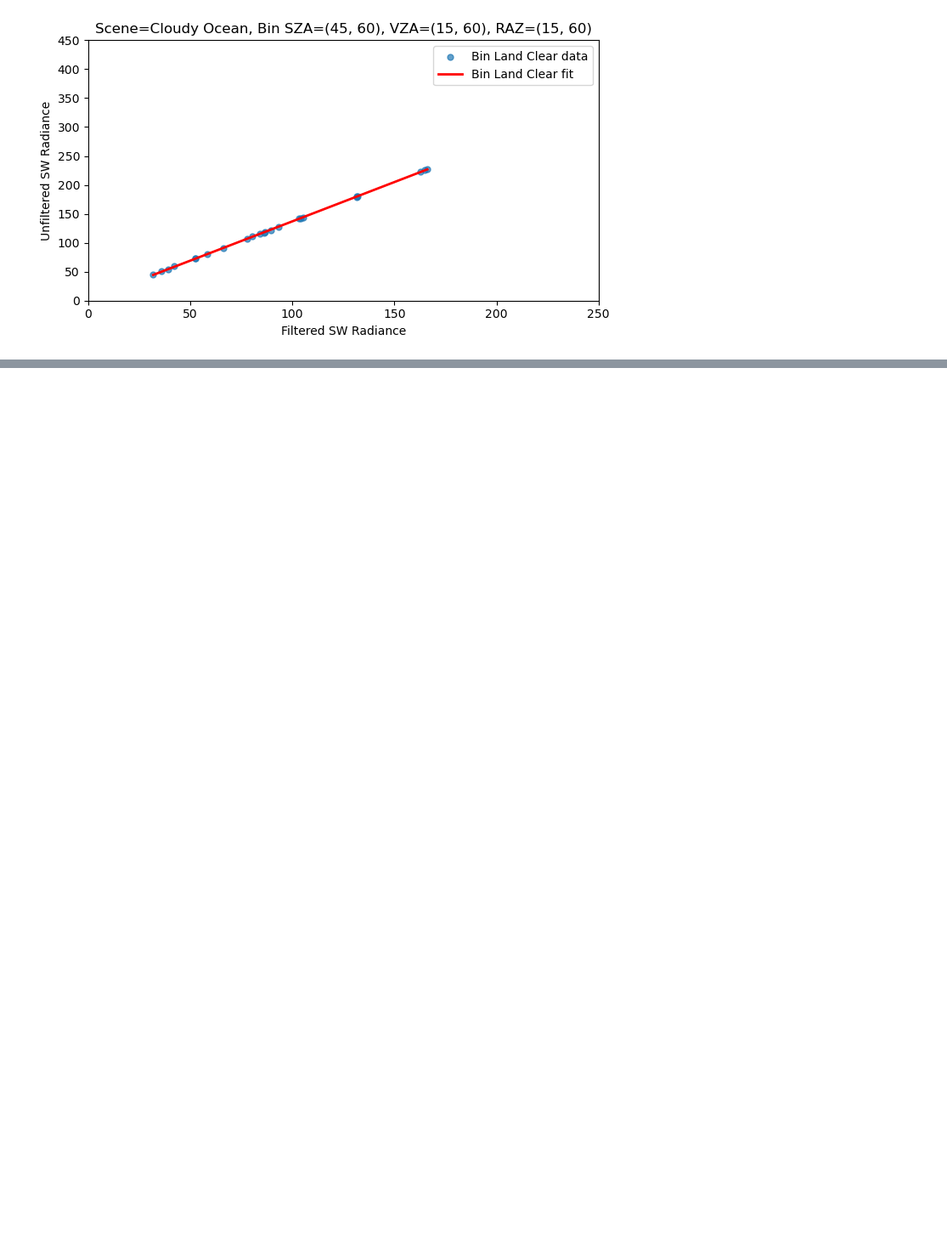
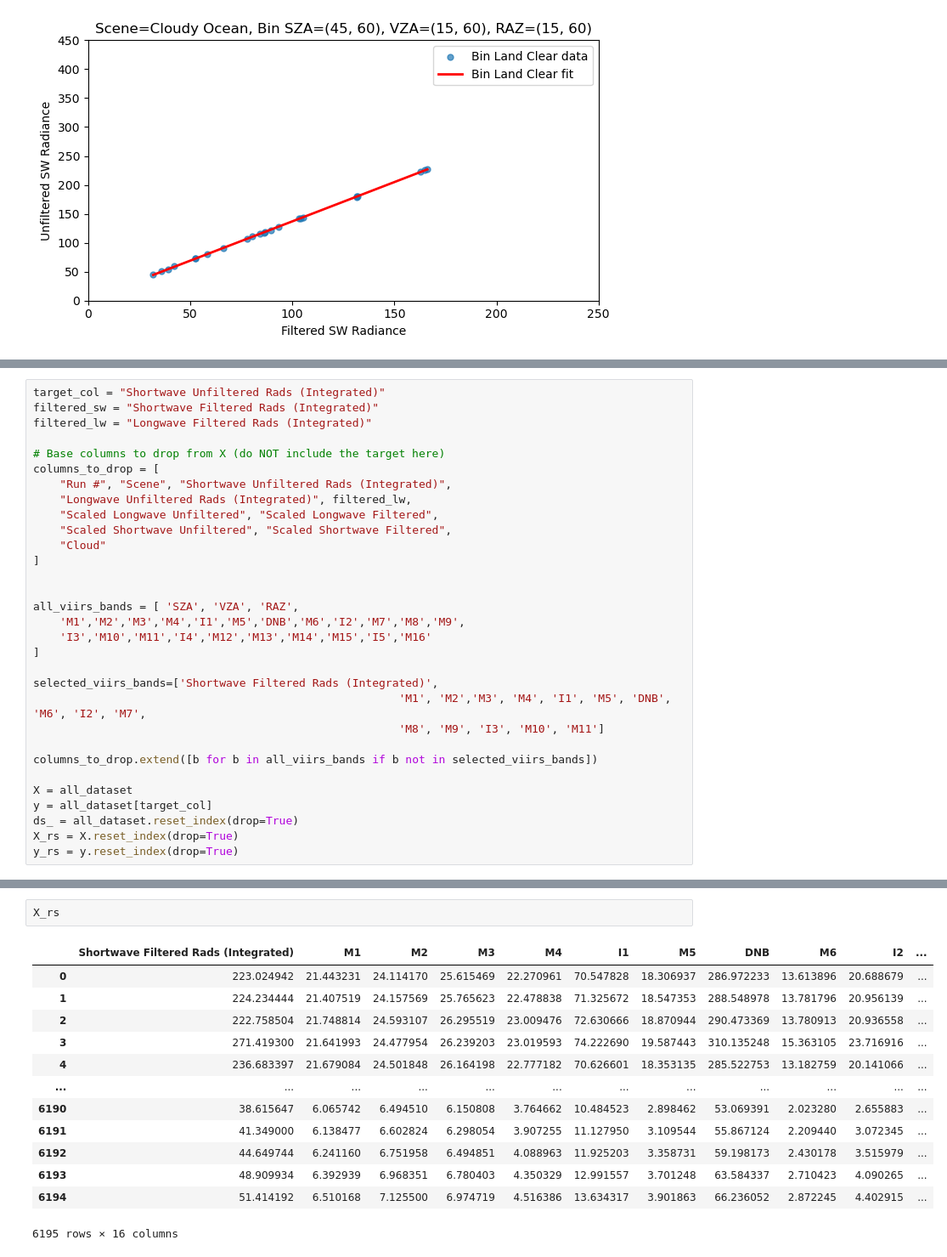
Before and after one commit to LASP-Libera/libera_unfiltering, a Jupyter notebook: validation.ipynb, the cells around one changed output, grey strips where cells are left out. Shown at 85% size. Drawn from its saved outputs; the diff is of its cells as text; blank space fills up the shorter version.

```diff
--- a/validation.ipynb
+++ b/validation.ipynb
@@ -1427,0 +2089,31 @@ coefficients: [[0.         1.35769652]], intercept: [1.24146224]
+# %%
+target_col = "Shortwave Unfiltered Rads (Integrated)"
+filtered_sw = "Shortwave Filtered Rads (Integrated)"
+filtered_lw = "Longwave Filtered Rads (Integrated)"
+
+# Base columns to drop from X (do NOT include the target here)
+columns_to_drop = [
+    "Run #", "Scene", "Shortwave Unfiltered Rads (Integrated)",
+    "Longwave Unfiltered Rads (Integrated)", filtered_lw,
+    "Scaled Longwave Unfiltered", "Scaled Longwave Filtered",
+    "Scaled Shortwave Unfiltered", "Scaled Shortwave Filtered",
+    "Cloud"
+]
+
+
+all_viirs_bands = [ 'SZA', 'VZA', 'RAZ',
+    'M1','M2','M3','M4','I1','M5','DNB','M6','I2','M7','M8','M9',
+    'I3','M10','M11','I4','M12','M13','M14','M15','I5','M16'
+]
+
+selected_viirs_bands=['Shortwave Filtered Rads (Integrated)',
+                                                       'M1', 'M2','M3', 'M4', 'I1', 'M5', 'DNB', 'M6', 'I2', 'M7',
+                                                       'M8', 'M9', 'I3', 'M10', 'M11']
+
+columns_to_drop.extend([b for b in all_viirs_bands if b not in selected_viirs_bands])
+
+X = all_dataset
+y = all_dataset[target_col]
+ds_ = all_dataset.reset_index(drop=True)
+X_rs = X.reset_index(drop=True)
+y_rs = y.reset_index(drop=True)
@@ -1427,0 +2136,16 @@ coefficients: [[0.         1.35769652]], intercept: [1.24146224]
+# %%
+X_rs
+# %% [output]
+|  | Shortwave Filtered Rads (Integrated) | M1 | M2 | M3 | M4 | I1 | M5 | DNB | M6 | I2 | ... |
+| 0 | 223.024942 | 21.443231 | 24.114170 | 25.615469 | 22.270961 | 70.547828 | 18.306937 | 286.972233 | 13.613896 | 20.688679 | ... |
+| 1 | 224.234444 | 21.407519 | 24.157569 | 25.765623 | 22.478838 | 71.325672 | 18.547353 | 288.548978 | 13.781796 | 20.956139 | ... |
+| 2 | 222.758504 | 21.748814 | 24.593107 | 26.295519 | 23.009476 | 72.630666 | 18.870944 | 290.473369 | 13.780913 | 20.936558 | ... |
+| 3 | 271.419300 | 21.641993 | 24.477954 | 26.239203 | 23.019593 | 74.222690 | 19.587443 | 310.135248 | 15.363105 | 23.716916 | ... |
+| 4 | 236.683397 | 21.679084 | 24.501848 | 26.164198 | 22.777182 | 70.626601 | 18.353135 | 285.522753 | 13.182759 | 20.141066 | ... |
+| ... | ... | ... | ... | ... | ... | ... | ... | ... | ... | ... | ... |
+| 6190 | 38.615647 | 6.065742 | 6.494510 | 6.150808 | 3.764662 | 10.484523 | 2.898462 | 53.069391 | 2.023280 | 2.655883 | ... |
+| 6191 | 41.349000 | 6.138477 | 6.602824 | 6.298054 | 3.907255 | 11.127950 | 3.109544 | 55.867124 | 2.209440 | 3.072345 | ... |
+| 6192 | 44.649744 | 6.241160 | 6.751958 | 6.494851 | 4.088963 | 11.925203 | 3.358731 | 59.198173 | 2.430178 | 3.515979 | ... |
+| 6193 | 48.909934 | 6.392939 | 6.968351 | 6.780403 | 4.350329 | 12.991557 | 3.701248 | 63.584337 | 2.710423 | 4.090265 | ... |
+| 6194 | 51.414192 | 6.510168 | 7.125500 | 6.974719 | 4.516386 | 13.634317 | 3.901863 | 66.236052 | 2.872245 | 4.402915 | ... |
+6195 rows × 16 columns
```
Also changed, not shown: parts of 22 cells of this notebook.
